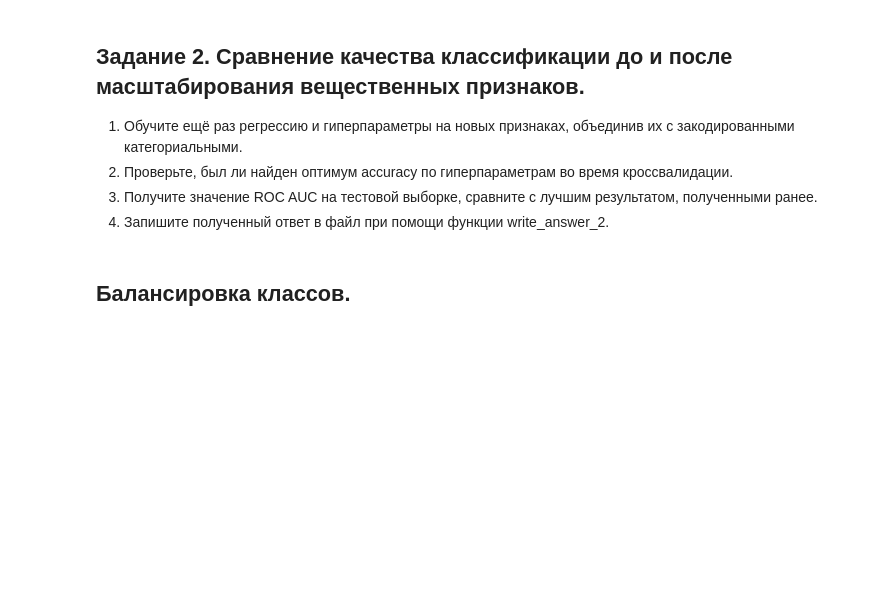
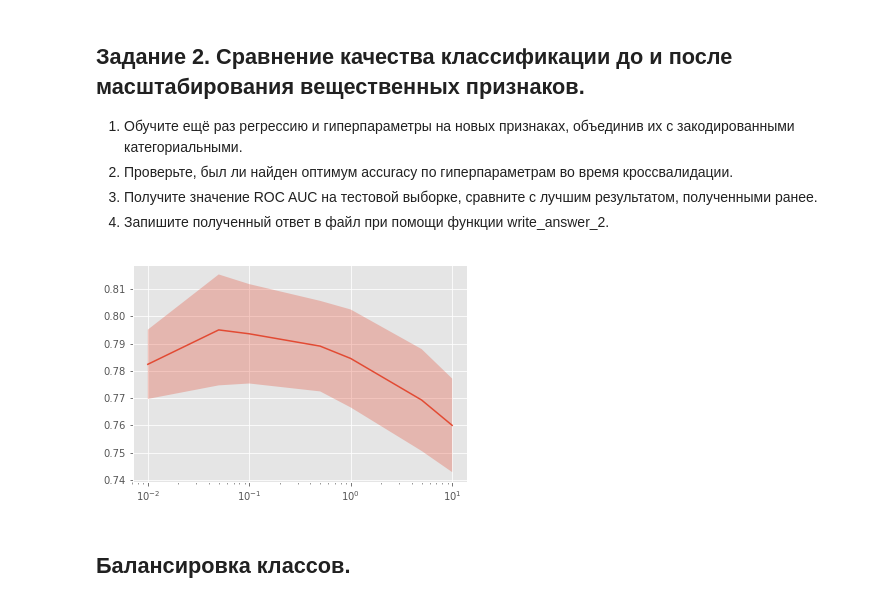
Before and after one commit to alexbee732/ML-Yandex-Mipt, a Jupyter notebook: Course 2/Week 3/Task/Preprocessing_LR.ipynb, the cells around one changed output. Saved outputs shown, nothing was run; the diff lists cells and outputs as text; code cells hidden in the pictures; blank space fills up the shorter version.

```diff
--- a/Course 2/Week 3/Task/Preprocessing_LR.ipynb
+++ b/Course 2/Week 3/Task/Preprocessing_LR.ipynb
@@ -341,6 +397,11 @@ $$ x^{scaled}_{id} = \dfrac{x_{id} - \mu_d}{\sigma_d}, \quad \mu_d = \frac{1}{N}
 from sklearn.preprocessing import StandardScaler
 
 # place your code here
+scaler = StandardScaler()
+scaler.fit(X_train_real_zeros, y_train)
+X_train_real_scaled = scaler.transform(X_train_real_zeros)
+#scaler.fit_transform(X_test_real_zeros, y_test)
+X_test_real_scaled = scaler.transform(X_test_real_zeros)
 # %% [markdown]
 ## Сравнение признаковых пространств.
 # %% [markdown]
@@ -361,9 +424,21 @@ plt.show()
 # %%
 def write_answer_2(auc):
     with open("preprocessing_lr_answer2.txt", "w") as fout:
         fout.write(str(auc))
 
 # place your code here
+X_train_z = np.hstack((X_train_real_scaled, X_train_cat_oh))
+X_test_z = np.hstack((X_test_real_scaled, X_test_cat_oh))
+
+estimator = LogisticRegression(penalty='l2')
+optimizer = GridSearchCV(estimator, param_grid, cv=3)
+optimizer.fit(X_train_z, y_train)
+
+plot_scores(optimizer)
+auc = roc_auc_score(y_test, optimizer.predict_proba(X_test_z)[:,1])
+write_answer_2(auc)
+# %% [output]
+[figure, added]
 # %% [markdown]
 ## Балансировка классов.
 # %% [markdown]
```
Also changed, not shown: parts of 14 cells of this notebook, 3 other files.
